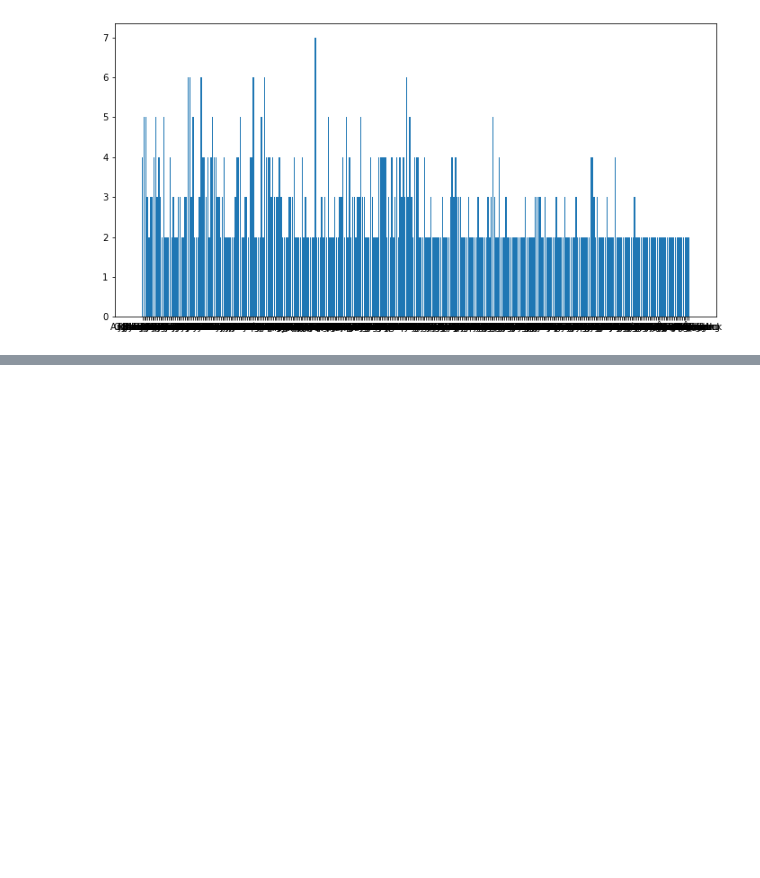
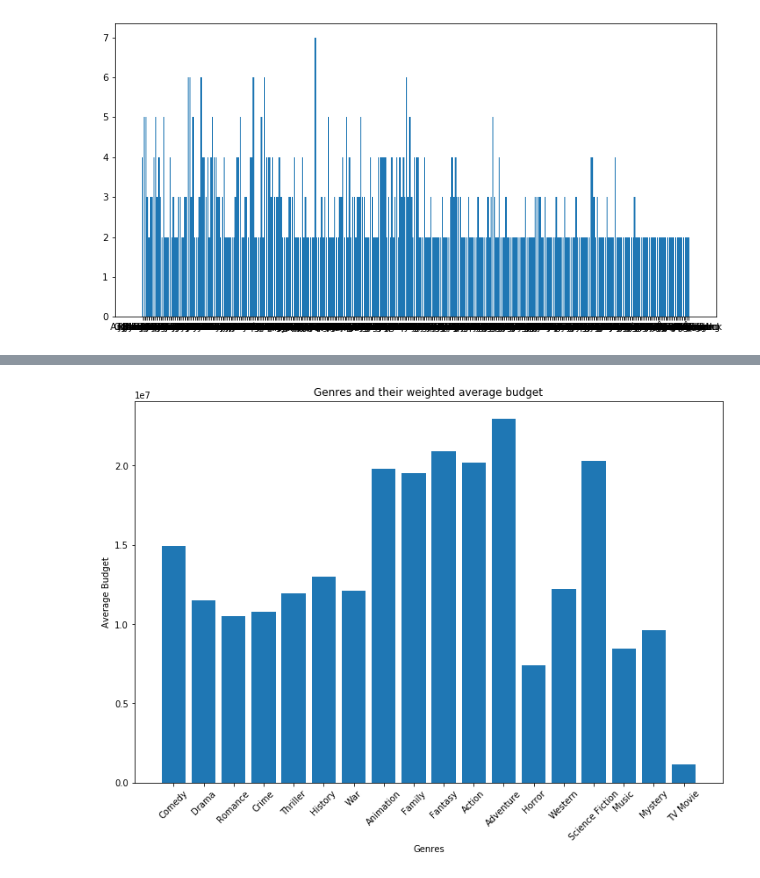
Before and after one commit to chrispfchung/mediaproject, a Jupyter notebook: Scraping academy award winning movies from imdb.ipynb, the cells around one changed output, grey strips where cells are left out. Saved outputs shown, nothing was run; the diff lists cells and outputs as text; code cells hidden in the pictures; blank space fills up the shorter version.

Commit message:
got weighted average budget for genre

```diff
--- a/Scraping academy award winning movies from imdb.ipynb
+++ b/Scraping academy award winning movies from imdb.ipynb
@@ -144,0 +226,4 @@ for
+# %%
+df2['qty_of_genres'] = df2['genres'].map(lambda x: len(x))
+# %%
+df2['weighted_budget']  = round(df2['budget'] / df2['qty_of_genres'],2)
@@ -144,0 +247,6 @@ for
+# %%
+genre_wbudget ={}
+for index in df2.index:
+    for genre in df2['genres'][index]:
+        budget = df2['weighted_budget'][index]
+        genre_wbudget[genre] = genre_wbudget.get(genre,0) + budget
@@ -144,0 +261,5 @@ for
+# %%
+genre_and_weight_budget = {}
+for genre, budget in genre_wbudget.items():
+    genre_and_weight_budget.update({genre:budget / genres_and_count[genre]})
+genre_and_weight_budget
@@ -144,0 +285,10 @@ for
+# %%
+plt.figure(figsize=(12,8));
+plt.bar(genre_and_weight_budget.keys(),genre_and_weight_budget.values());
+plt.title('Genres and their weighted average budget');
+plt.xlabel('Genres');
+plt.ylabel('Average Budget');
+plt.xticks(rotation=45)
+plt.show()
+# %% [output]
+[figure, added]
```
Also changed, not shown: parts of 21 cells of this notebook, 1 other file.
